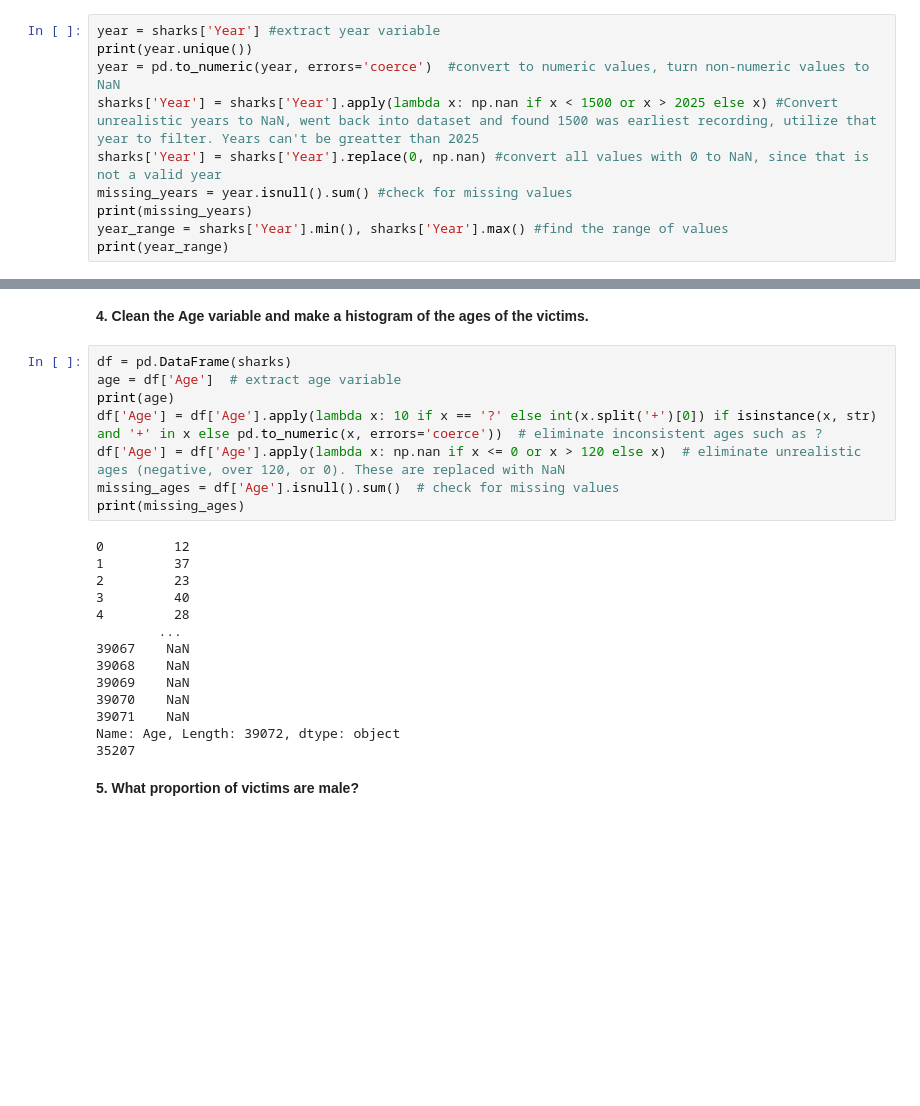
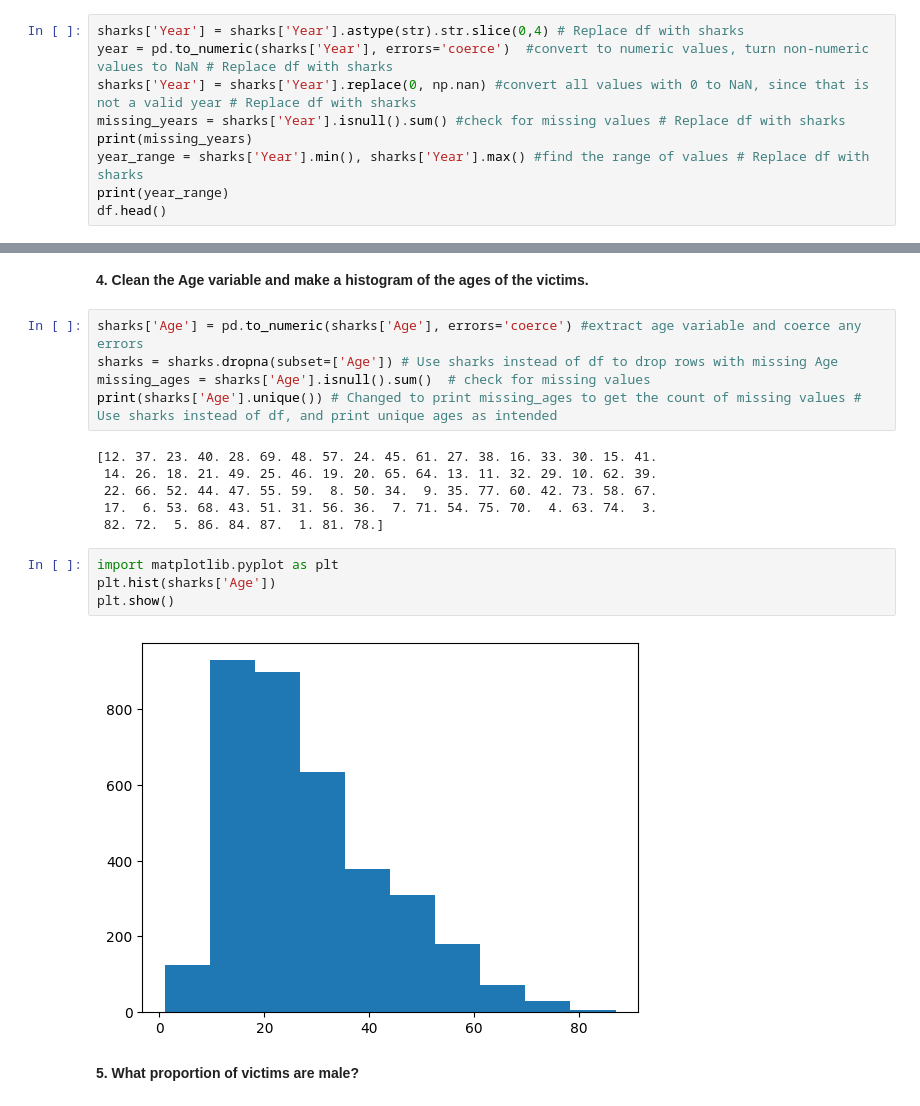
Before and after one commit to norawik/wrangling, a Jupyter notebook: assignment/assignment.ipynb, the cells around one changed output, grey strips where cells are left out. Saved outputs shown, nothing was run; the diff lists cells and outputs as text; blank space fills up the shorter version.

```diff
--- a/assignment/assignment.ipynb
+++ b/assignment/assignment.ipynb
@@ -230,13 +218,12 @@ print(df.shape)
 # %% [markdown]
 **3. Clean the year variable. Describe the range of values you see. Filter the rows to focus on attacks since 1940. Are attacks increasing, decreasing, or remaining constant over time?**
 # %%
-year = sharks['Year'] #extract year variable
-print(year.unique())
-year = pd.to_numeric(year, errors='coerce')  #convert to numeric values, turn non-numeric values to NaN
-sharks['Year'] = sharks['Year'].apply(lambda x: np.nan if x < 1500 or x > 2025 else x) #Convert unrealistic years to NaN, went back into dataset and found 1500 was earliest recording, utilize that year to filter. Years can't be greatter than 2025
-sharks['Year'] = sharks['Year'].replace(0, np.nan) #convert all values with 0 to NaN, since that is not a valid year
-missing_years = year.isnull().sum() #check for missing values
+sharks['Year'] = sharks['Year'].astype(str).str.slice(0,4) # Replace df with sharks
+year = pd.to_numeric(sharks['Year'], errors='coerce')  #convert to numeric values, turn non-numeric values to NaN # Replace df with sharks
+sharks['Year'] = sharks['Year'].replace(0, np.nan) #convert all values with 0 to NaN, since that is not a valid year # Replace df with sharks
+missing_years = sharks['Year'].isnull().sum() #check for missing values # Replace df with sharks
 print(missing_years)
-year_range = sharks['Year'].min(), sharks['Year'].max() #find the range of values
+year_range = sharks['Year'].min(), sharks['Year'].max() #find the range of values # Replace df with sharks
 print(year_range)
+df.head()
 # %% [output]
@@ -275,27 +253,22 @@ The range of values of shark attacks I see overtime is year 1500 to 2025. Attack
 # %% [markdown]
 **4. Clean the Age variable and make a histogram of the ages of the victims.**
 # %%
-df = pd.DataFrame(sharks)
-age = df['Age']  # extract age variable
-print(age)
-df['Age'] = df['Age'].apply(lambda x: 10 if x == '?' else int(x.split('+')[0]) if isinstance(x, str) and '+' in x else pd.to_numeric(x, errors='coerce'))  # eliminate inconsistent ages such as ?
-df['Age'] = df['Age'].apply(lambda x: np.nan if x <= 0 or x > 120 else x)  # eliminate unrealistic ages (negative, over 120, or 0). These are replaced with NaN
-missing_ages = df['Age'].isnull().sum()  # check for missing values
-print(missing_ages)
+sharks['Age'] = pd.to_numeric(sharks['Age'], errors='coerce') #extract age variable and coerce any errors
+sharks = sharks.dropna(subset=['Age']) # Use sharks instead of df to drop rows with missing Age
+missing_ages = sharks['Age'].isnull().sum()  # check for missing values
+print(sharks['Age'].unique()) # Changed to print missing_ages to get the count of missing values # Use sharks instead of df, and print unique ages as intended
 # %% [output]
-0         12
-1         37
-2         23
-3         40
-4         28
-        ...
-39067    NaN
-39068    NaN
-39069    NaN
-39070    NaN
-39071    NaN
-Name: Age, Length: 39072, dtype: object
-35207
+[12. 37. 23. 40. 28. 69. 48. 57. 24. 45. 61. 27. 38. 16. 33. 30. 15. 41.
+ 14. 26. 18. 21. 49. 25. 46. 19. 20. 65. 64. 13. 11. 32. 29. 10. 62. 39.
+ 22. 66. 52. 44. 47. 55. 59.  8. 50. 34.  9. 35. 77. 60. 42. 73. 58. 67.
+ 17.  6. 53. 68. 43. 51. 31. 56. 36.  7. 71. 54. 75. 70.  4. 63. 74.  3.
+ 82. 72.  5. 86. 84. 87.  1. 81. 78.]
+# %%
+import matplotlib.pyplot as plt
+plt.hist(sharks['Age'])
+plt.show()
+# %% [output]
+[figure, added]
 # %% [markdown]
 **5. What proportion of victims are male?**
 # %%
```
Also changed, not shown: parts of 15 cells of this notebook.
